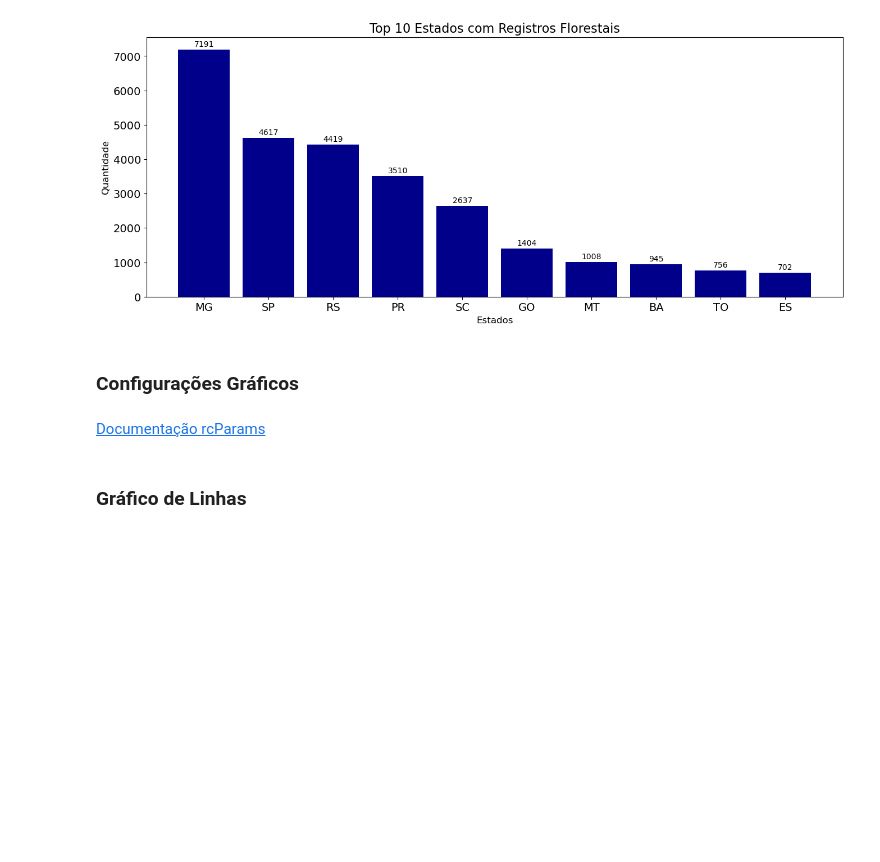
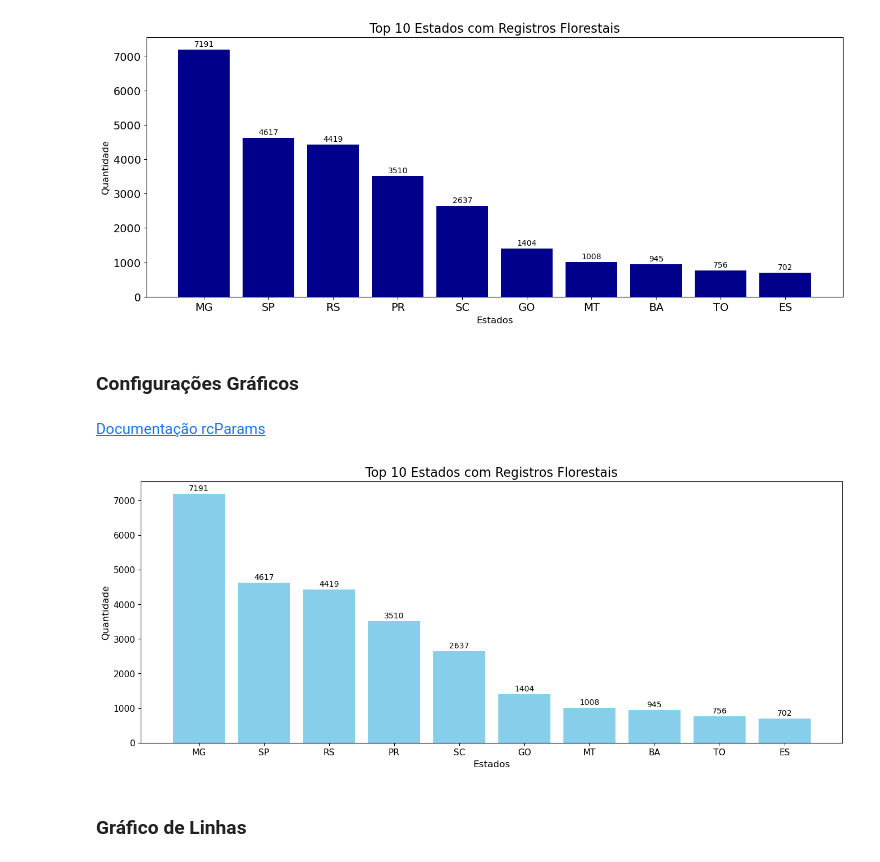
Before and after one commit to eltonflaviolima/Python_e_Dados, a Jupyter notebook: Tecnicas_de_programacao2/Aula02/Aula_2_Matplotlib.ipynb, the cells around one changed output. Cells and saved outputs as stored; diff of their text form; code cells hidden in the pictures; blank space fills up the shorter version.

```diff
--- a/Tecnicas_de_programacao2/Aula02/Aula_2_Matplotlib.ipynb
+++ b/Tecnicas_de_programacao2/Aula02/Aula_2_Matplotlib.ipynb
@@ -180,13 +188,14 @@ plt.show()
 [Documentação rcParams](https://matplotlib.org/stable/api/matplotlib_configuration_api.html#matplotlib.rcParams)
 # %%
 # tamanho do gráfico
-
+plt.rcParams['figure.figsize'] = (16, 6)
 # tamanho do rótulos dos ticks do eixo x
-
+plt.rcParams['xtick.labelsize'] = 11
 # tamanho do rótulos dos ticks do eixo y
-
+plt.rcParams['ytick.labelsize'] = 11
 # tamanho da fonte do gráfico
-
+plt.rcParams['font.size'] = 10
 # tamanho do título
-
+plt.rcParams['axes.titlesize'] = 16
 # tamanho dos rótulos de eixo
+plt.rcParams['axes.labelsize'] = 12
@@ -195,3 +202,16 @@ plt.show()
+# %%
+# plotando gráfico com os parametros globais aplicados
+
+fig, ax = plt.subplots()
+bars = ax.bar('index', 'Estado sigla', data=df_bar, color='skyblue')
+
+plt.title("Top 10 Estados com Registros Florestais")
+plt.xlabel("Estados")
+plt.ylabel("Quantidade")
+ax.bar_label(bars, padding=2)
+plt.show()
+# %% [output]
+[figure, added]
 # %% [markdown]
 ### Gráfico de Linhas
 # %%
```
Also changed, not shown: parts of 37 cells of this notebook, 1 other file.
